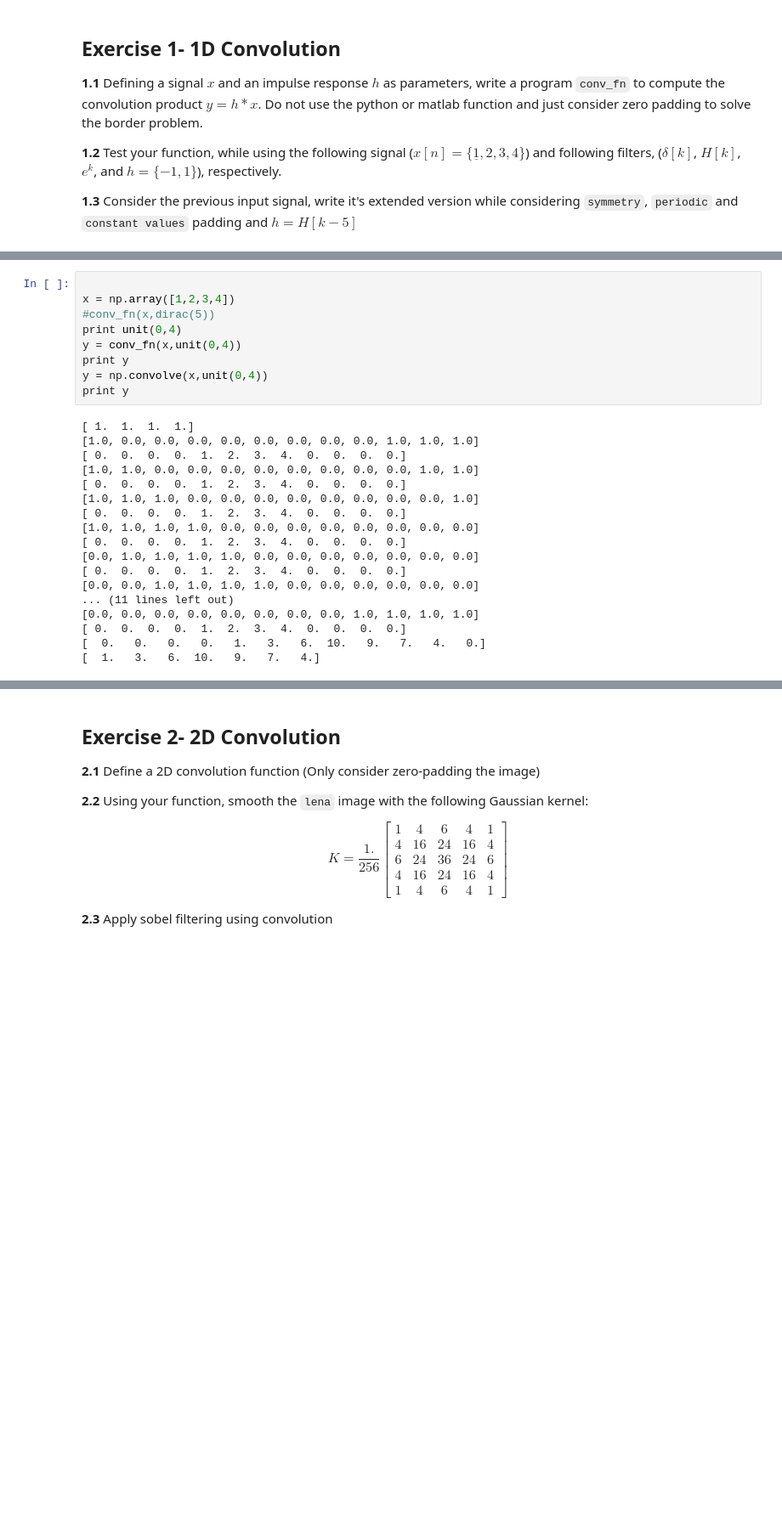
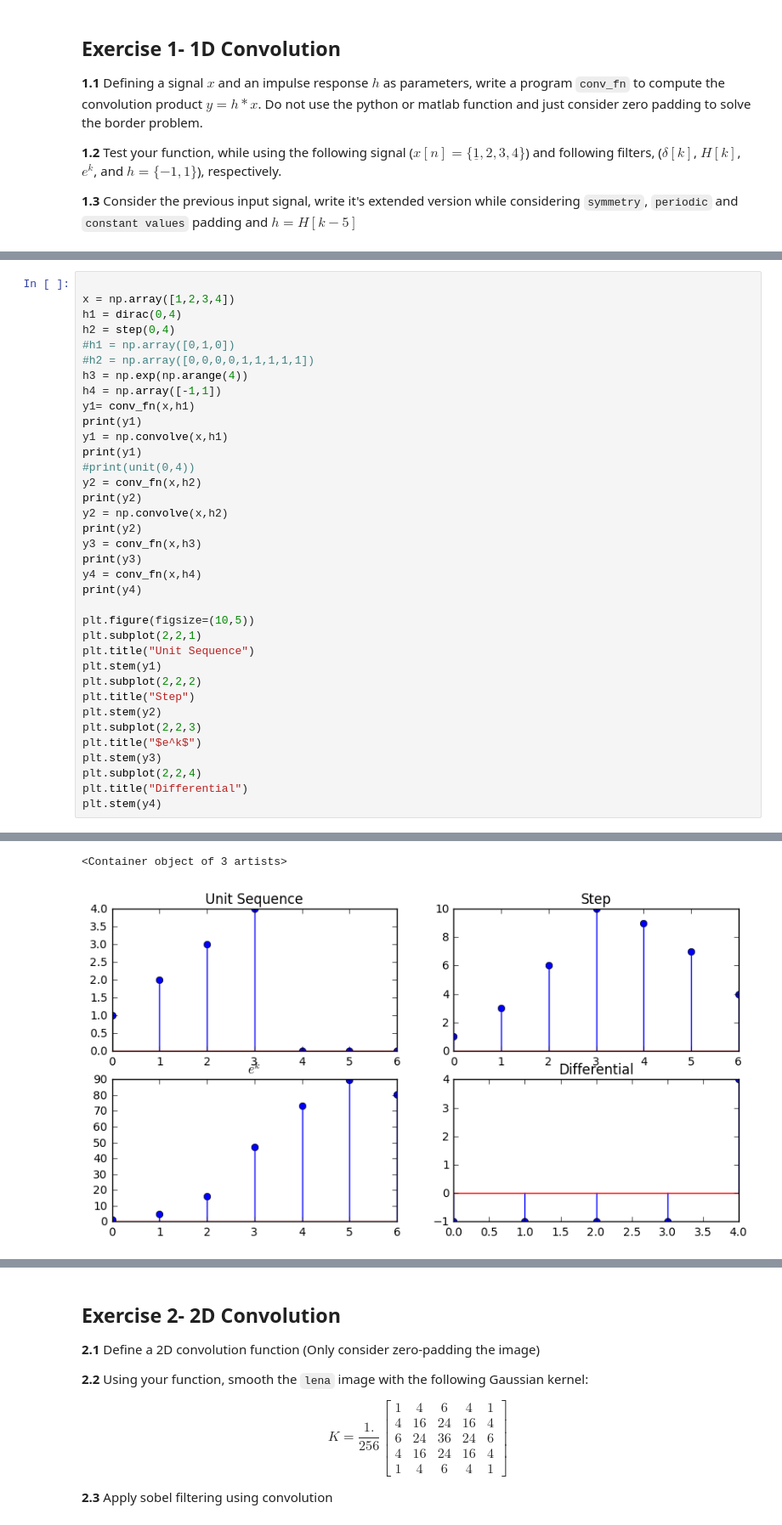
Before and after one commit to swagh1611/DSP-TP-1617, a Jupyter notebook: Lab3/python/Lab3.ipynb, the cells around one changed output, grey strips where cells are left out. Shown at 85% size. Cells and saved outputs as stored; diff of their text form; blank space fills up the shorter version.

```diff
--- a/Lab3/python/Lab3.ipynb
+++ b/Lab3/python/Lab3.ipynb
@@ -70,30 +62,40 @@ def unit(n=0, N=20):
     u[n : N] =1
 
     return u
-# %%
-
-x = np.array([1,2,3,4])
-#conv_fn(x,dirac(5))
-print unit(0,4)
-y = conv_fn(x,unit(0,4))
-print y
-y = np.convolve(x,unit(0,4))
-print y
-# %% [output]
-[ 1.  1.  1.  1.]
-[1.0, 0.0, 0.0, 0.0, 0.0, 0.0, 0.0, 0.0, 0.0, 1.0, 1.0, 1.0]
-[ 0.  0.  0.  0.  1.  2.  3.  4.  0.  0.  0.  0.]
-[1.0, 1.0, 0.0, 0.0, 0.0, 0.0, 0.0, 0.0, 0.0, 0.0, 1.0, 1.0]
-[ 0.  0.  0.  0.  1.  2.  3.  4.  0.  0.  0.  0.]
-[1.0, 1.0, 1.0, 0.0, 0.0, 0.0, 0.0, 0.0, 0.0, 0.0, 0.0, 1.0]
-[ 0.  0.  0.  0.  1.  2.  3.  4.  0.  0.  0.  0.]
-[1.0, 1.0, 1.0, 1.0, 0.0, 0.0, 0.0, 0.0, 0.0, 0.0, 0.0, 0.0]
-[ 0.  0.  0.  0.  1.  2.  3.  4.  0.  0.  0.  0.]
-[0.0, 1.0, 1.0, 1.0, 1.0, 0.0, 0.0, 0.0, 0.0, 0.0, 0.0, 0.0]
-[ 0.  0.  0.  0.  1.  2.  3.  4.  0.  0.  0.  0.]
-[0.0, 0.0, 1.0, 1.0, 1.0, 1.0, 0.0, 0.0, 0.0, 0.0, 0.0, 0.0]
-... (11 lines left out)
-[0.0, 0.0, 0.0, 0.0, 0.0, 0.0, 0.0, 0.0, 1.0, 1.0, 1.0, 1.0]
-[ 0.  0.  0.  0.  1.  2.  3.  4.  0.  0.  0.  0.]
-[  0.   0.   0.   0.   1.   3.   6.  10.   9.   7.   4.   0.]
-[  1.   3.   6.  10.   9.   7.   4.]
+# %%
+
+x = np.array([1,2,3,4])
+h1 = dirac(0,4)
+h2 = step(0,4)
+#h1 = np.array([0,1,0])
+#h2 = np.array([0,0,0,0,1,1,1,1,1])
+h3 = np.exp(np.arange(4))
+h4 = np.array([-1,1])
+y1= conv_fn(x,h1)
+print(y1)
+y1 = np.convolve(x,h1)
+print(y1)
+#print(unit(0,4))
+y2 = conv_fn(x,h2)
+print(y2)
+y2 = np.convolve(x,h2)
+print(y2)
+y3 = conv_fn(x,h3)
+print(y3)
+y4 = conv_fn(x,h4)
+print(y4)
+
+plt.figure(figsize=(10,5))
+plt.subplot(2,2,1)
+plt.title("Unit Sequence")
+plt.stem(y1)
+plt.subplot(2,2,2)
+plt.title("Step")
+plt.stem(y2)
+plt.subplot(2,2,3)
+plt.title("$e^k$")
+plt.stem(y3)
+plt.subplot(2,2,4)
+plt.title("Differential")
+plt.stem(y4)
+# %% [output]
@@ -99,0 +109,2 @@ print y
+<Container object of 3 artists>
+[figure, added]
```
Also changed, not shown: parts of 10 cells of this notebook.
